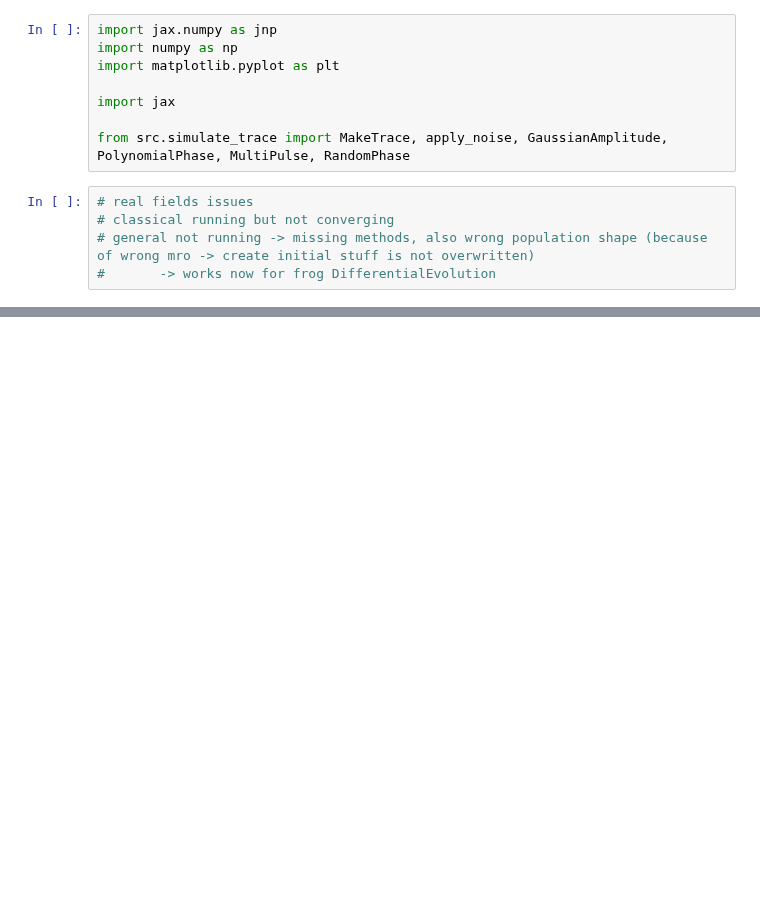
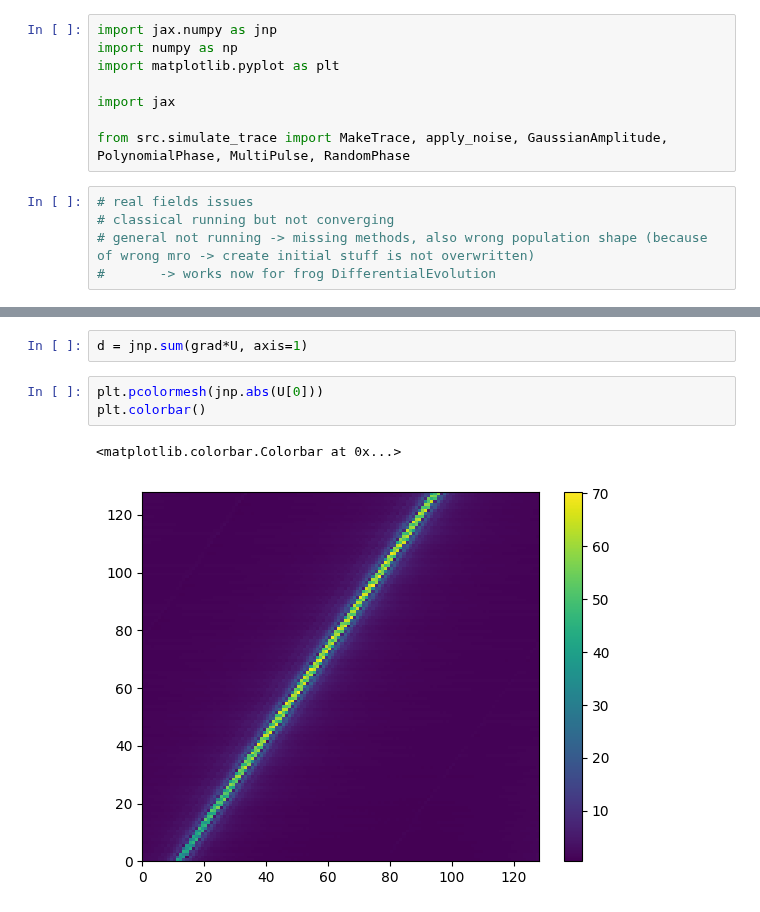
Before and after one commit to matillda123/Pulse-Retrieval-with-JAX, a Jupyter notebook: _usage_example.ipynb, the cells around one changed output, grey strips where cells are left out. Saved outputs shown, nothing was run; the diff lists cells and outputs as text; blank space fills up the shorter version.

```diff
--- a/_usage_example.ipynb
+++ b/_usage_example.ipynb
@@ -51,0 +102,8 @@ de.plot_results(final_result)
+# %%
+d = jnp.sum(grad*U, axis=1)
+# %%
+plt.pcolormesh(jnp.abs(U[0]))
+plt.colorbar()
+# %% [output]
+<matplotlib.colorbar.Colorbar at 0x...>
+[figure, added]
```
Also changed, not shown: parts of 12 cells of this notebook, 10 other files.
